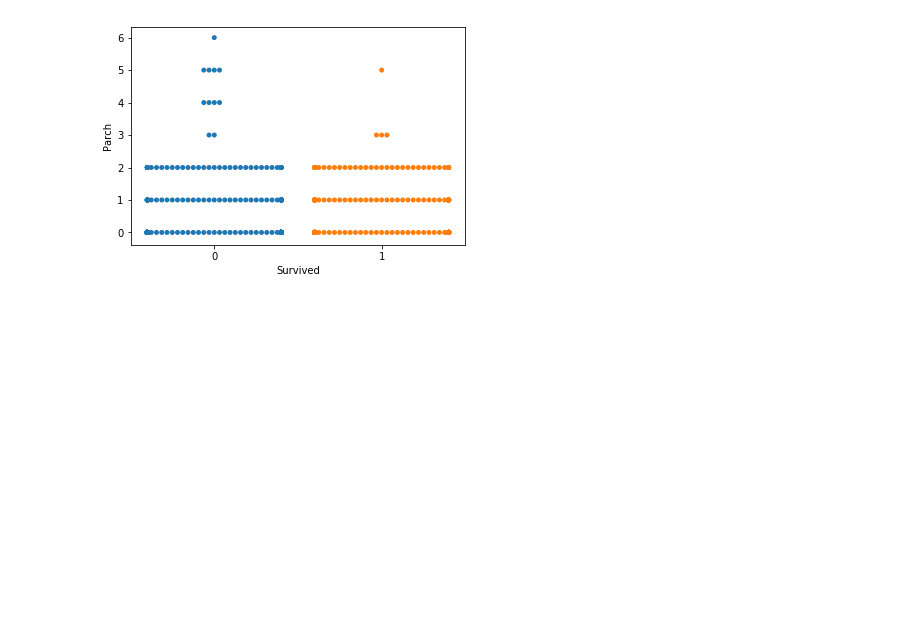
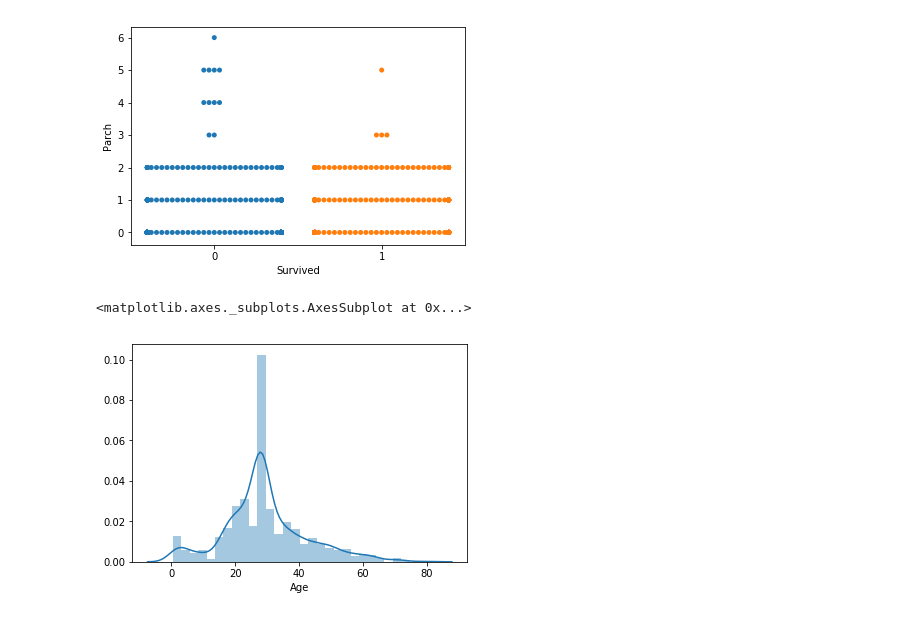
Before and after one commit to Elwing-Chou/MLFTC, a Jupyter notebook: Plot.ipynb, the cells around one changed output. Drawn from its saved outputs; the diff is of its cells as text; code cells hidden in the pictures; blank space fills up the shorter version.

```diff
--- a/Plot.ipynb
+++ b/Plot.ipynb
@@ -54,3 +54,8 @@ sns.swarmplot(x=df["Survived"], y=df["Parch"])
 # %% [output]
 <matplotlib.axes._subplots.AxesSubplot at 0x...>
 [figure]
+# %%
+sns.distplot(df["Age"])
+# %% [output]
+<matplotlib.axes._subplots.AxesSubplot at 0x...>
+[figure, added]
```
Also changed, not shown: parts of 2 cells of this notebook.
